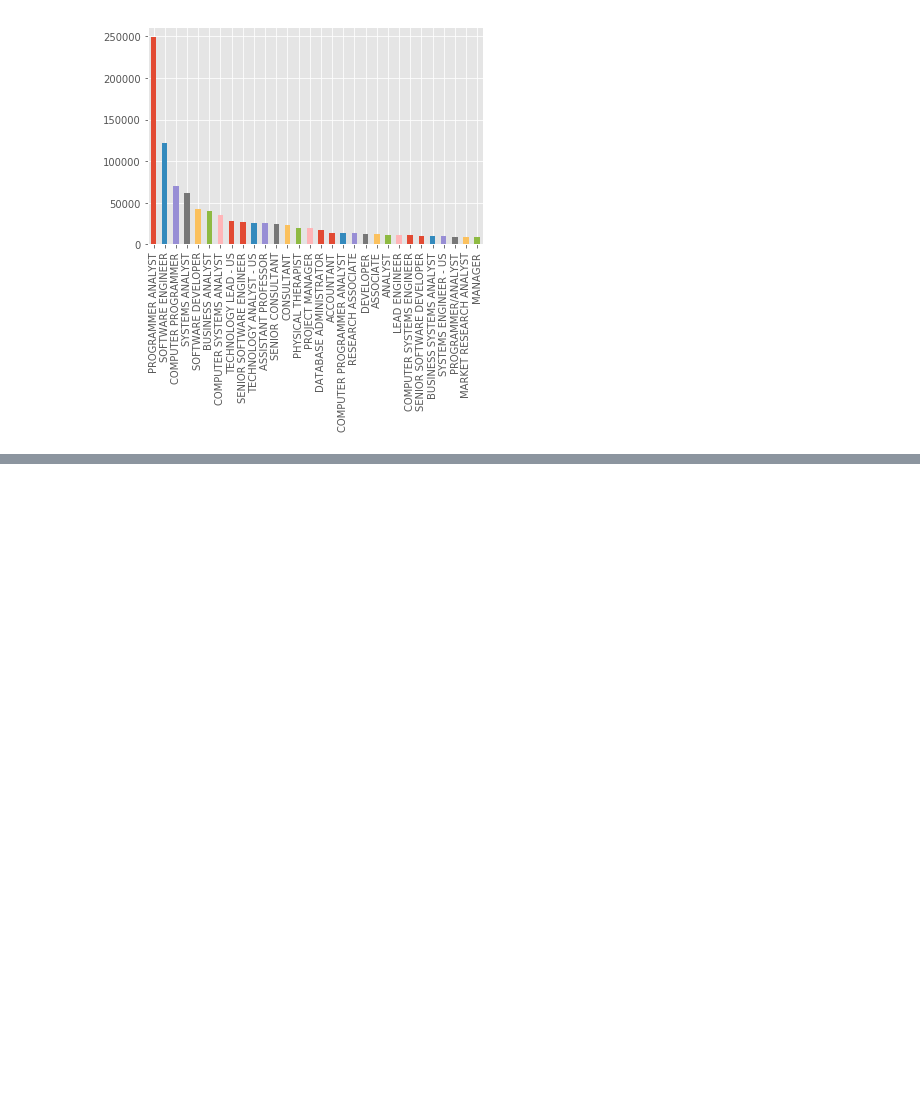
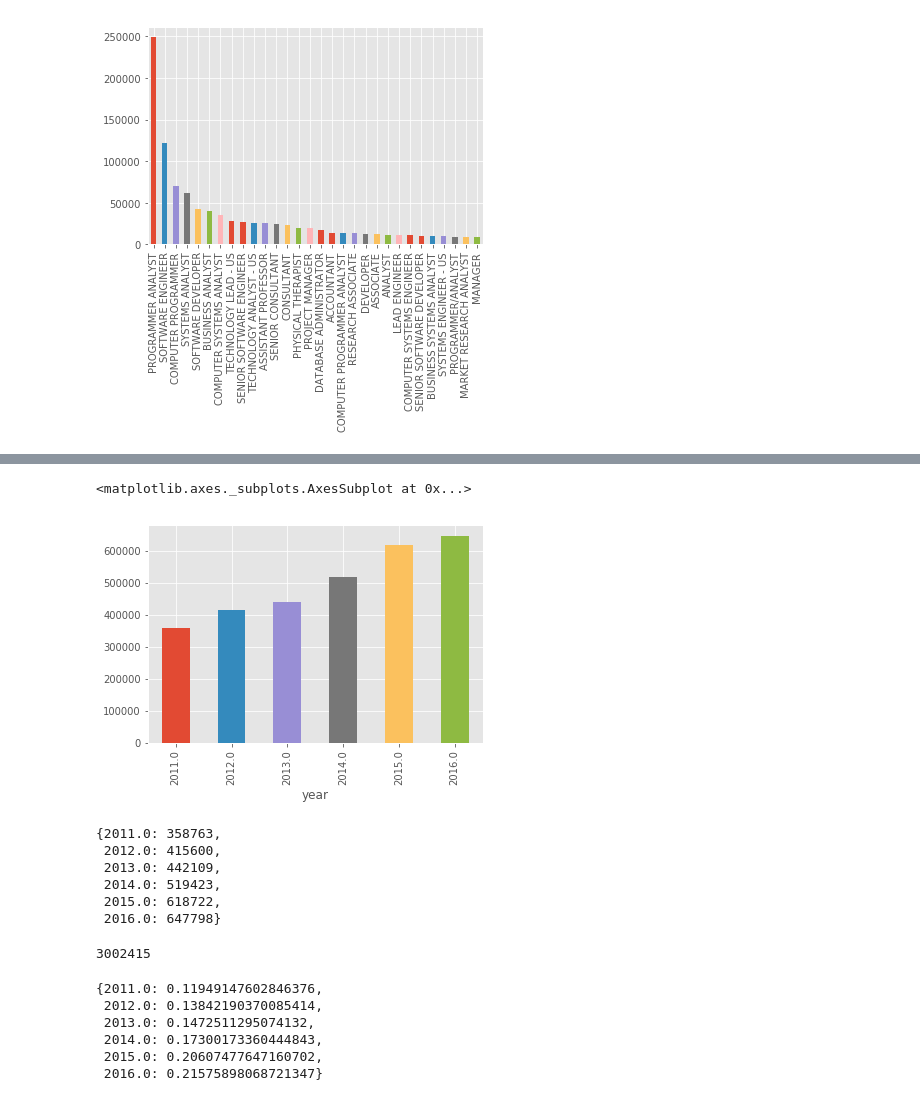
Before and after one commit to rahul-72/Data-Science-code, a Jupyter notebook: data_science/pandas/H1B_Project.ipynb, the cells around one changed output, grey strips where cells are left out. Cells and saved outputs as stored; diff of their text form; code cells hidden in the pictures; blank space fills up the shorter version.

```diff
--- a/data_science/pandas/H1B_Project.ipynb
+++ b/data_science/pandas/H1B_Project.ipynb
@@ -112,0 +193,5 @@ plt.show()
+# %%
+df.groupby('year')['job'].count().plot(kind='bar')
+# %% [output]
+<matplotlib.axes._subplots.AxesSubplot at 0x...>
+[figure, added]
@@ -112,0 +202,9 @@ plt.show()
+# %%
+data
+# %% [output]
+{2011.0: 358763,
+ 2012.0: 415600,
+ 2013.0: 442109,
+ 2014.0: 519423,
+ 2015.0: 618722,
+ 2016.0: 647798}
@@ -112,0 +215,4 @@ plt.show()
+# %%
+s
+# %% [output]
+3002415
@@ -112,0 +223,9 @@ plt.show()
+# %%
+rate
+# %% [output]
+{2011.0: 0.11949147602846376,
+ 2012.0: 0.13842190370085414,
+ 2013.0: 0.1472511295074132,
+ 2014.0: 0.17300173360444843,
+ 2015.0: 0.20607477647160702,
+ 2016.0: 0.21575898068721347}
```
Also changed, not shown: parts of 35 cells of this notebook, 1 other file.
